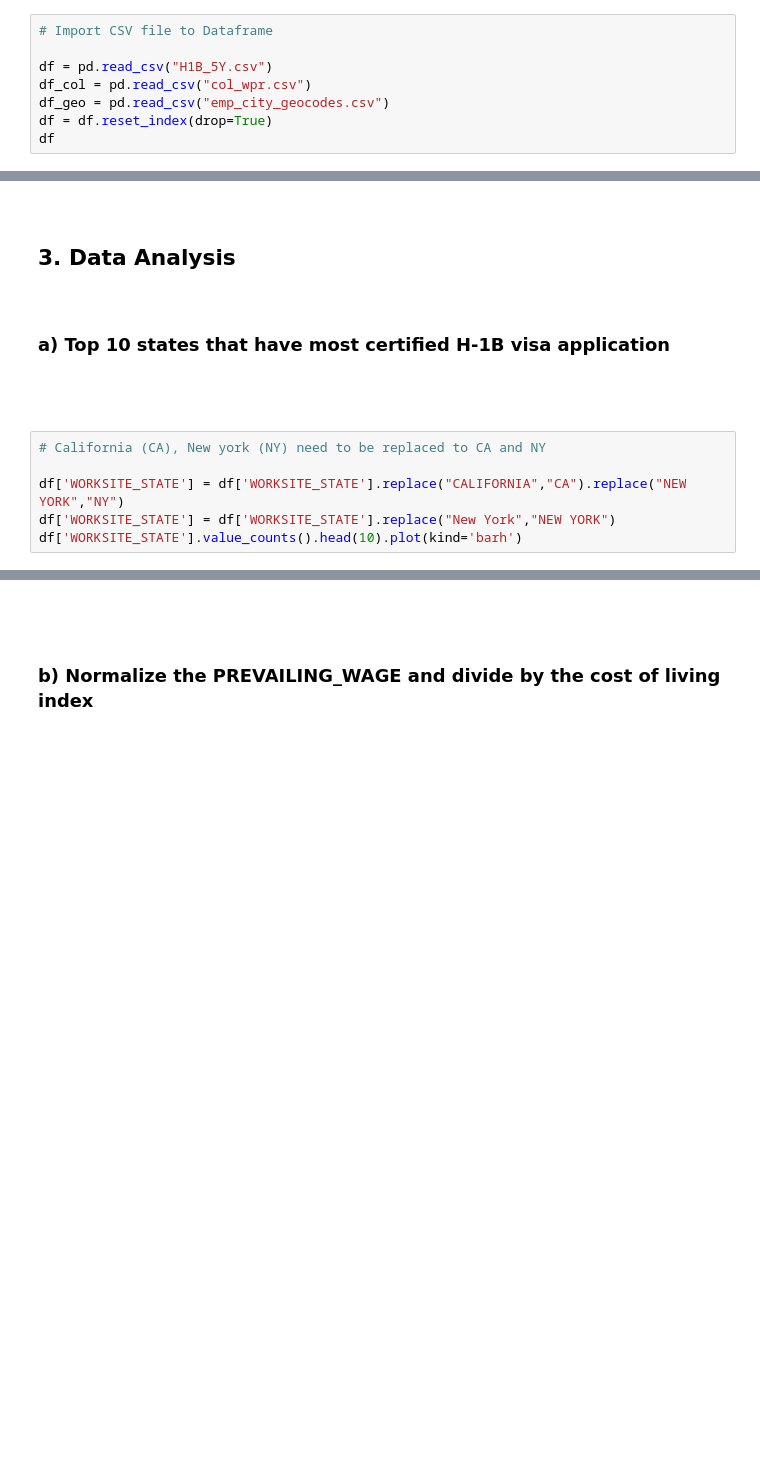
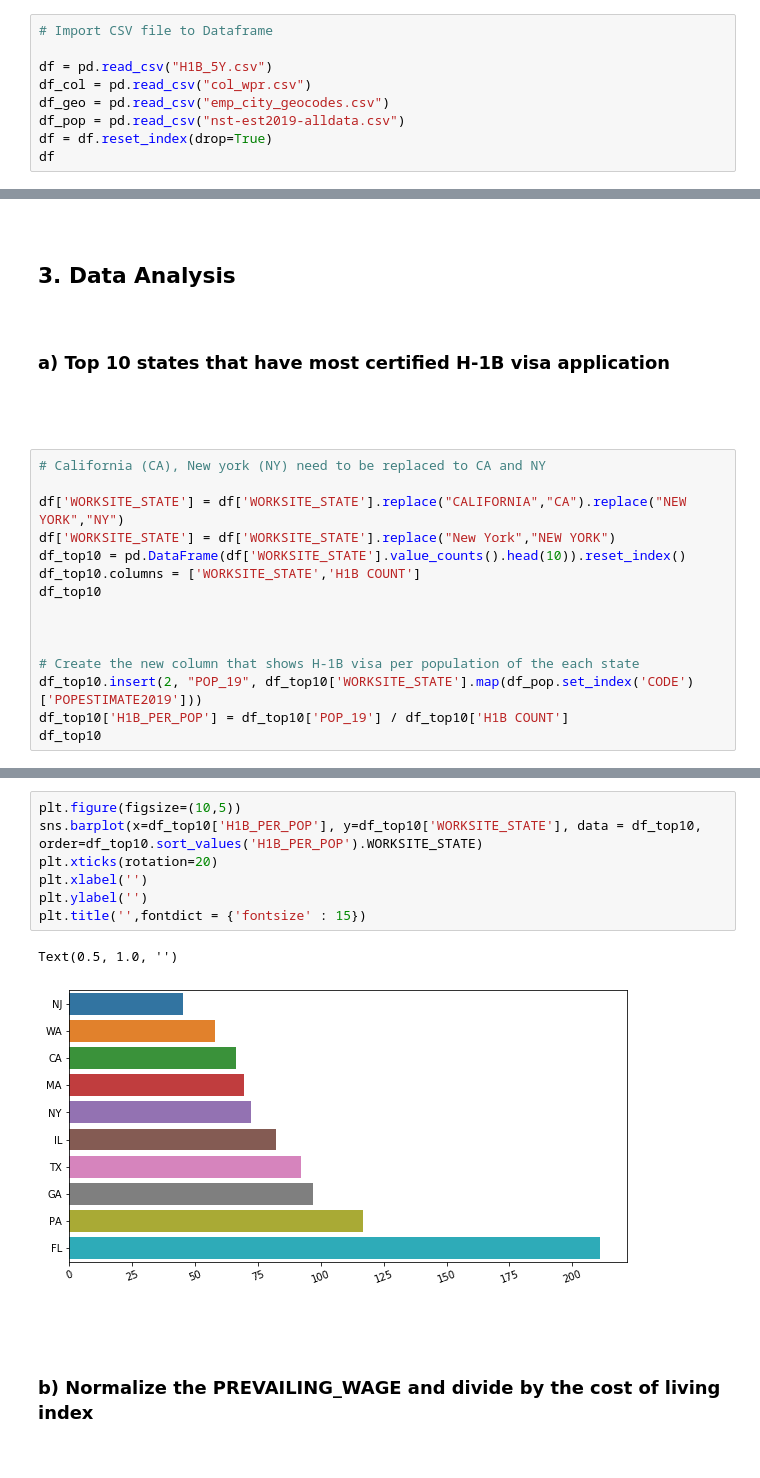
Before and after one commit to brandon-park/H1B_Analysis, a Jupyter notebook: H1B Analysis.ipynb, the cells around one changed output, grey strips where cells are left out. Drawn from its saved outputs; the diff is of its cells as text; blank space fills up the shorter version.

```diff
--- a/H1B Analysis.ipynb
+++ b/H1B Analysis.ipynb
@@ -88,6 +89,7 @@ def h1b_col(name):
 df = pd.read_csv("H1B_5Y.csv")
 df_col = pd.read_csv("col_wpr.csv")
 df_geo = pd.read_csv("emp_city_geocodes.csv")
+df_pop = pd.read_csv("nst-est2019-alldata.csv")
 df = df.reset_index(drop=True)
 df
 # %% [output]
@@ -233,5 +237,14 @@ df = df[df['WORKSITE_STATE'].str.len() == 2]
 
 df['WORKSITE_STATE'] = df['WORKSITE_STATE'].replace("CALIFORNIA","CA").replace("NEW YORK","NY")
 df['WORKSITE_STATE'] = df['WORKSITE_STATE'].replace("New York","NEW YORK")
-df['WORKSITE_STATE'].value_counts().head(10).plot(kind='barh')
+df_top10 = pd.DataFrame(df['WORKSITE_STATE'].value_counts().head(10)).reset_index()
+df_top10.columns = ['WORKSITE_STATE','H1B COUNT']
+df_top10
+
+
+
+# Create the new column that shows H-1B visa per population of the each state
+df_top10.insert(2, "POP_19", df_top10['WORKSITE_STATE'].map(df_pop.set_index('CODE')['POPESTIMATE2019']))
+df_top10['H1B_PER_POP'] = df_top10['POP_19'] / df_top10['H1B COUNT']
+df_top10
 # %% [output]
@@ -240,3 +262,13 @@ df['WORKSITE_STATE'].value_counts().head(10).plot(kind='barh')
+# %%
+plt.figure(figsize=(10,5))
+sns.barplot(x=df_top10['H1B_PER_POP'], y=df_top10['WORKSITE_STATE'], data = df_top10, order=df_top10.sort_values('H1B_PER_POP').WORKSITE_STATE)
+plt.xticks(rotation=20)
+plt.xlabel('')
+plt.ylabel('')
+plt.title('',fontdict = {'fontsize' : 15})
+# %% [output]
+Text(0.5, 1.0, '')
+[figure, added]
 # %% [markdown]
 <br><br>
 ### b) Normalize the PREVAILING_WAGE and divide by the cost of living index
```
Also changed, not shown: parts of 5 cells of this notebook.
